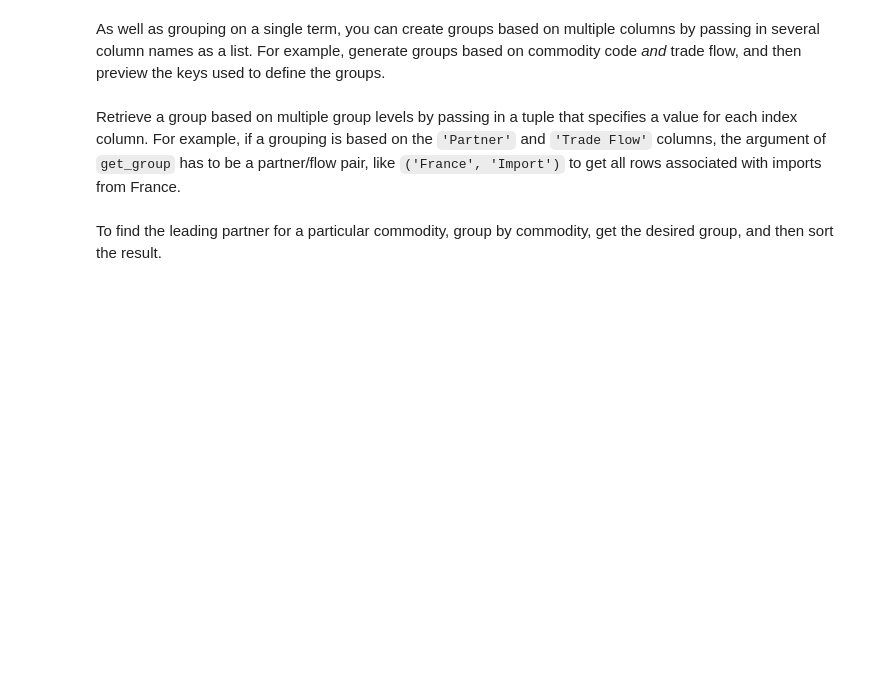
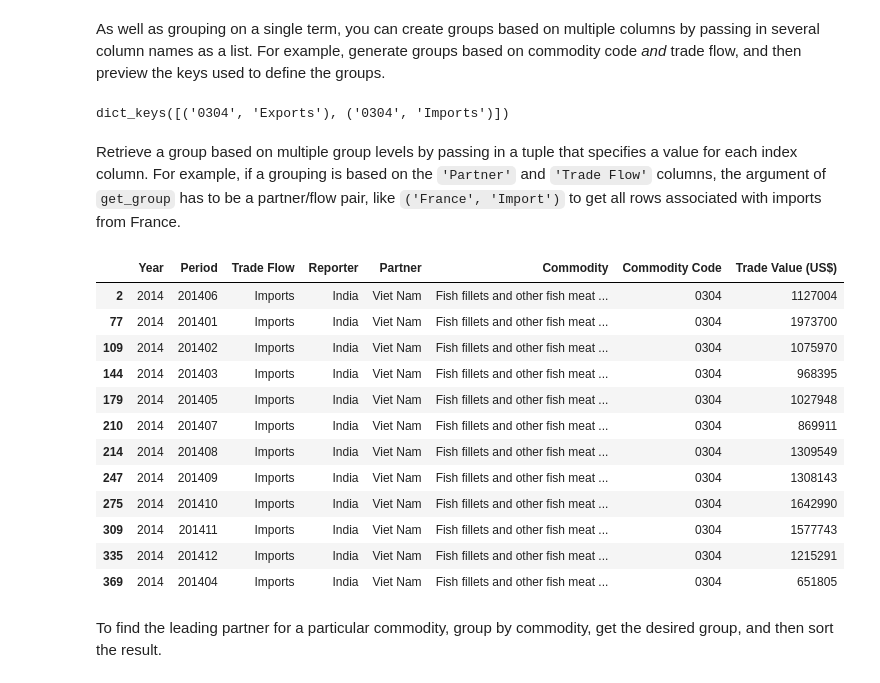
Before and after one commit to sreeramh4/dataScience, a Jupyter notebook: 4comtradeDB/Exercises_4.ipynb, the cells around one changed output. Cells and saved outputs as stored; diff of their text form; code cells hidden in the pictures; blank space fills up the shorter version.

```diff
--- a/4comtradeDB/Exercises_4.ipynb
+++ b/4comtradeDB/Exercises_4.ipynb
@@ -206,16 +238,32 @@ As well as grouping on a single term, you can create groups based on multiple co
 # %%
 GROUPING_COMMFLOW = ['Commodity Code','Trade Flow']
 
-groups = milk_countries.groupby(GROUPING_COMMFLOW)
+groups = fish_countries.groupby(GROUPING_COMMFLOW)
 groups.groups.keys()
+# %% [output]
+dict_keys([('0304', 'Exports'), ('0304', 'Imports')])
 # %% [markdown]
 Retrieve a group based on multiple group levels by passing in a tuple that specifies a value for each index column. For example, if a grouping is based on the `'Partner'` and `'Trade Flow'` columns, the argument of `get_group` has to be a partner/flow pair, like `('France', 'Import')` to  get all rows associated with imports from France.
 # %%
 GROUPING_PARTNERFLOW = ['Partner','Trade Flow']
-groups = milk_countries.groupby(GROUPING_PARTNERFLOW)
+groups = fish_countries.groupby(GROUPING_PARTNERFLOW)
 
-GROUP_PARTNERFLOW= ('France','Imports')
+GROUP_PARTNERFLOW= ('Viet Nam','Imports')
 groups.get_group( GROUP_PARTNERFLOW )
+# %% [output]
+|  | Year | Period | Trade Flow | Reporter | Partner | Commodity | Commodity Code | Trade Value (US$) |
+| 2 | 2014 | 201406 | Imports | India | Viet Nam | Fish fillets and other fish meat ... | 0304 | 1127004 |
+| 77 | 2014 | 201401 | Imports | India | Viet Nam | Fish fillets and other fish meat ... | 0304 | 1973700 |
+| 109 | 2014 | 201402 | Imports | India | Viet Nam | Fish fillets and other fish meat ... | 0304 | 1075970 |
+| 144 | 2014 | 201403 | Imports | India | Viet Nam | Fish fillets and other fish meat ... | 0304 | 968395 |
+| 179 | 2014 | 201405 | Imports | India | Viet Nam | Fish fillets and other fish meat ... | 0304 | 1027948 |
+| 210 | 2014 | 201407 | Imports | India | Viet Nam | Fish fillets and other fish meat ... | 0304 | 869911 |
+| 214 | 2014 | 201408 | Imports | India | Viet Nam | Fish fillets and other fish meat ... | 0304 | 1309549 |
+| 247 | 2014 | 201409 | Imports | India | Viet Nam | Fish fillets and other fish meat ... | 0304 | 1308143 |
+| 275 | 2014 | 201410 | Imports | India | Viet Nam | Fish fillets and other fish meat ... | 0304 | 1642990 |
+| 309 | 2014 | 201411 | Imports | India | Viet Nam | Fish fillets and other fish meat ... | 0304 | 1577743 |
+| 335 | 2014 | 201412 | Imports | India | Viet Nam | Fish fillets and other fish meat ... | 0304 | 1215291 |
+| 369 | 2014 | 201404 | Imports | India | Viet Nam | Fish fillets and other fish meat ... | 0304 | 651805 |
 # %% [markdown]
 To find the leading partner for a particular commodity, group by commodity, get the desired group, and then sort the result.
 # %%
```
Also changed, not shown: parts of 7 cells of this notebook.
